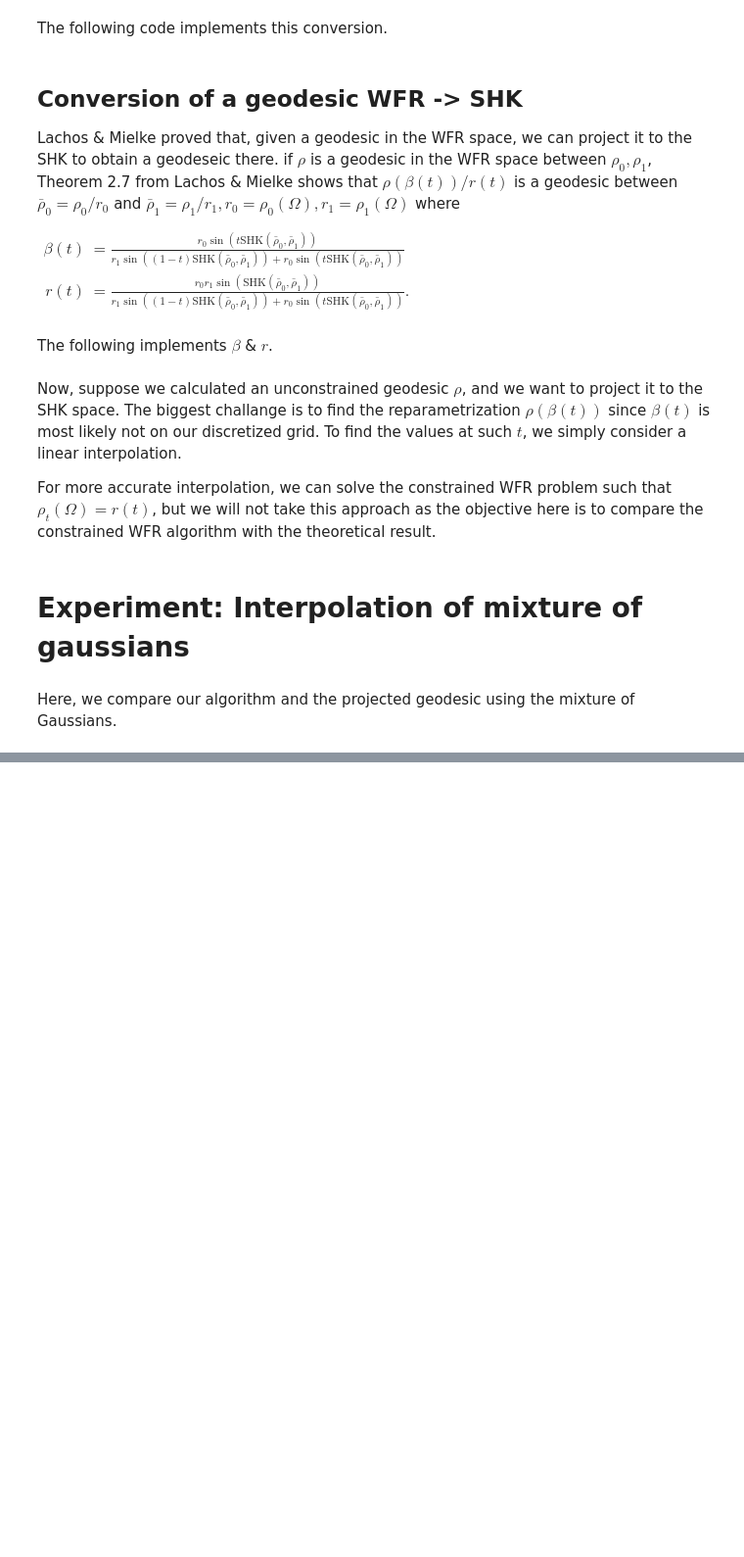
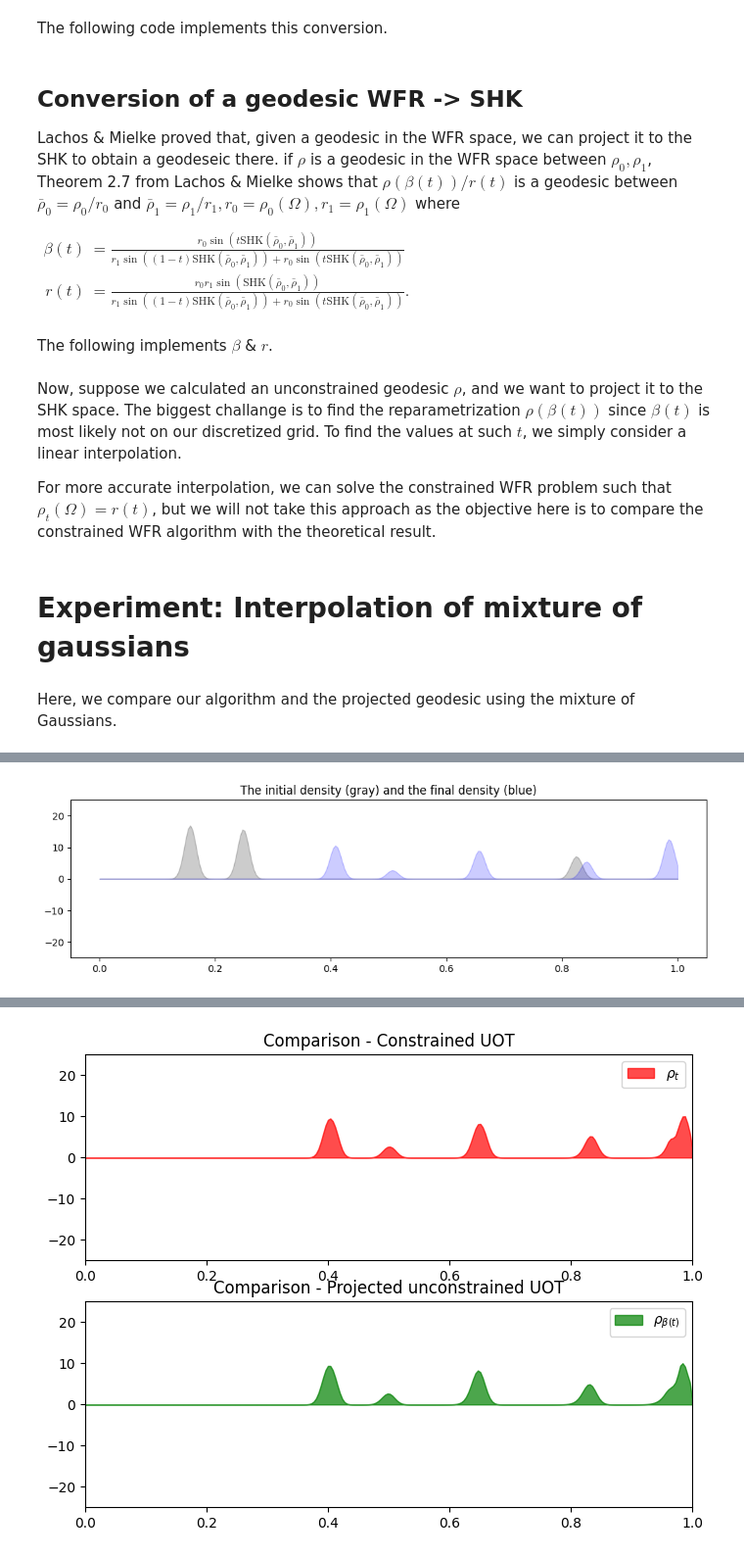
Before and after one commit to mao1756/pdot, a Jupyter notebook: exploratory/wfr_proximal_SHK.ipynb, the cells around one changed output, grey strips where cells are left out. Shown at 98% size. Saved outputs shown, nothing was run; the diff lists cells and outputs as text; code cells hidden in the pictures; blank space fills up the shorter version.

```diff
--- a/exploratory/wfr_proximal_SHK.ipynb
+++ b/exploratory/wfr_proximal_SHK.ipynb
@@ -261,3 +261,79 @@ Progress: 99%
 Done.
 interactive(children=(IntSlider(value=0, description='t', max=15), Output()), _dom_classes=('widget-interact',…
 <function __main__.<lambda>(t)>
+# %%
+import numpy as np
+import matplotlib.pyplot as plt
+import matplotlib.animation as animation
+
+# Define the initial and the terminal distributions
+K = 256
+X = np.linspace(0, 1, K)  # Discretization of the time-space domain
+_, rho_0 = generate_gaussian_mixture(3, 1.0, K, sigma=0.01)
+_, rho_1 = generate_gaussian_mixture(5, 1.0, K, sigma=0.01)
+
+rho_0 = rho_0 * 256 * 5  # Multiplier to make sure it is an unbalanced problem
+rho_1 = rho_1 * 256 * 3
+
+plt.figure(figsize=(12, 3))
+plt.ylim(-25, 25)
+plt.title("The initial density (gray) and the final density (blue)")
+plt.fill_between(X, rho_0 / 5, color="k", alpha=0.2)  # Use fill_between for similar effect to fill in Julia
+plt.fill_between(X, rho_1 / 3, color="b", alpha=0.2)
+plt.show()
+
+T = 60
+z, lists = computeGeodesic(rho_0, rho_1, T, (1.0, 1.0))
+
+WFR = np.sqrt(z.V.energy(1.0, 2.0, 2.0))
+print(f"WFR: {WFR}")
+SHK = WFR_to_SHK(WFR)
+r0 = 1.0
+r1 = 1.0
+
+# Reparametrize the mass distributions
+reparam_D = reparametrize_mass_distributions(z.U.D[0], SHK, r0, r1, (1, K), (1, 1))
+
+# Calculate the constrained geodesic
+z, lists = computeGeodesic(rho_0 / 5, rho_1 / 3, T, (1.0, 1.0), np.ones((T, K)), np.ones(T))
+
+# Set up the figure and axes
+ylim = [-25, 25]
+fig, axs = plt.subplots(2, 1, figsize=[8, 6])
+
+def init():
+    # Initialize the plots
+    axs[0].set_xlim(0, 1)
+    axs[0].set_ylim(ylim)
+    axs[1].set_xlim(0, 1)
+    axs[1].set_ylim(ylim)
+    return axs
+
+def update(t):
+    for ax in axs:
+        ax.clear()
+
+    # First subplot for x.U.D
+    axs[0].fill_between(X, z.U.D[0][t, :], color="r", alpha=0.7, label=r'$\rho_{t}$')
+    axs[0].set_title('Comparison - Constrained UOT')
+    axs[0].set_xlim(0, 1)
+    axs[0].set_ylim(ylim)
+    axs[0].legend()
+
+    # Second subplot for reparam_D
+    axs[1].fill_between(X, reparam_D[t, :], color="g", alpha=0.7, label=r'$\rho_{\beta(t)}$')
+    axs[1].set_title('Comparison - Projected unconstrained UOT')
+    axs[1].set_xlim(0, 1)
+    axs[1].set_ylim(ylim)
+    axs[1].legend()
+
+    return axs
+
+ani = animation.FuncAnimation(fig, update, frames=range(T), init_func=init, blit=False)
+
+# Save the animation as an MP4 video
+Writer = animation.writers['ffmpeg']
+writer = Writer(fps=10, metadata=dict(artist='Me'), bitrate=1800)
+ani.save('animation.mp4', writer=writer)
+# %% [output]
+[figure, added]
@@ -263,0 +347 @@ interactive(children=(IntSlider(value=0, description='t', max=15), Output()), _d
+[figure, added]
```
Also changed, not shown: parts of 4 cells of this notebook, 3 other files.
